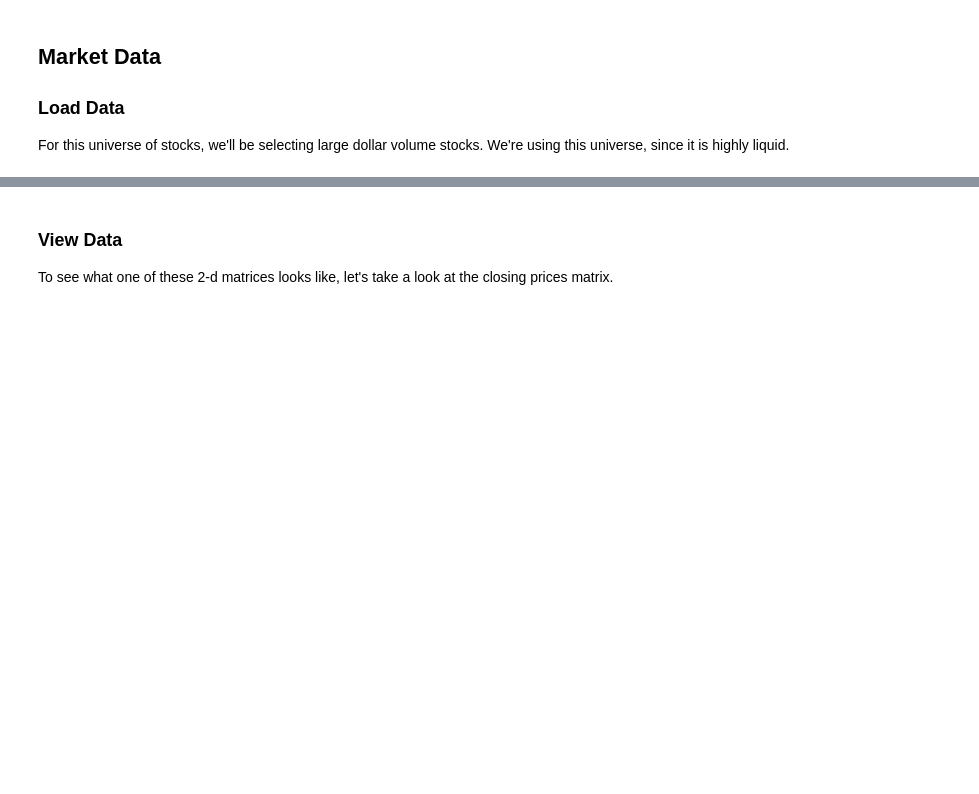
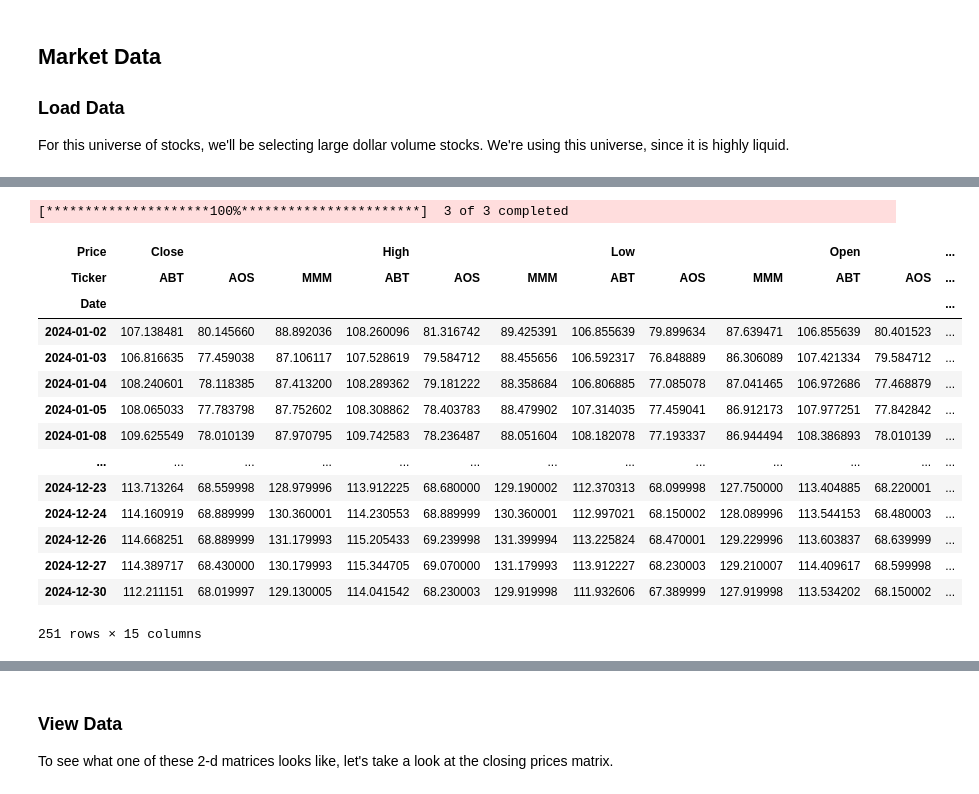
Before and after one commit to martinescobars/portfolio-optimization, a Jupyter notebook: portfolio-optimization.ipynb, the cells around one changed output, grey strips where cells are left out. Cells and saved outputs as stored; diff of their text form; code cells hidden in the pictures; blank space fills up the shorter version.

```diff
--- a/portfolio-optimization.ipynb
+++ b/portfolio-optimization.ipynb
@@ -164,0 +136,22 @@ data
+# %%
+
+#data = yf.download(tickers.Symbol.to_list(),start_date,end_date, auto_adjust=True)
+data = yf.download(["MMM", "AOS", "ABT"], start_date, end_date, auto_adjust = True)
+data
+# %% [output]
+[*********************100%***********************]  3 of 3 completed
+| Price | Close |  |  | High |  |  | Low |  |  | Open |  | ... |
+| Ticker | ABT | AOS | MMM | ABT | AOS | MMM | ABT | AOS | MMM | ABT | AOS | ... |
+| Date |  |  |  |  |  |  |  |  |  |  |  | ... |
+| 2024-01-02 | 107.138481 | 80.145660 | 88.892036 | 108.260096 | 81.316742 | 89.425391 | 106.855639 | 79.899634 | 87.639471 | 106.855639 | 80.401523 | ... |
+| 2024-01-03 | 106.816635 | 77.459038 | 87.106117 | 107.528619 | 79.584712 | 88.455656 | 106.592317 | 76.848889 | 86.306089 | 107.421334 | 79.584712 | ... |
+| 2024-01-04 | 108.240601 | 78.118385 | 87.413200 | 108.289362 | 79.181222 | 88.358684 | 106.806885 | 77.085078 | 87.041465 | 106.972686 | 77.468879 | ... |
+| 2024-01-05 | 108.065033 | 77.783798 | 87.752602 | 108.308862 | 78.403783 | 88.479902 | 107.314035 | 77.459041 | 86.912173 | 107.977251 | 77.842842 | ... |
+| 2024-01-08 | 109.625549 | 78.010139 | 87.970795 | 109.742583 | 78.236487 | 88.051604 | 108.182078 | 77.193337 | 86.944494 | 108.386893 | 78.010139 | ... |
+| ... | ... | ... | ... | ... | ... | ... | ... | ... | ... | ... | ... | ... |
+| 2024-12-23 | 113.713264 | 68.559998 | 128.979996 | 113.912225 | 68.680000 | 129.190002 | 112.370313 | 68.099998 | 127.750000 | 113.404885 | 68.220001 | ... |
+| 2024-12-24 | 114.160919 | 68.889999 | 130.360001 | 114.230553 | 68.889999 | 130.360001 | 112.997021 | 68.150002 | 128.089996 | 113.544153 | 68.480003 | ... |
+| 2024-12-26 | 114.668251 | 68.889999 | 131.179993 | 115.205433 | 69.239998 | 131.399994 | 113.225824 | 68.470001 | 129.229996 | 113.603837 | 68.639999 | ... |
+| 2024-12-27 | 114.389717 | 68.430000 | 130.179993 | 115.344705 | 69.070000 | 131.179993 | 113.912227 | 68.230003 | 129.210007 | 114.409617 | 68.599998 | ... |
+| 2024-12-30 | 112.211151 | 68.019997 | 129.130005 | 114.041542 | 68.230003 | 129.919998 | 111.932606 | 67.389999 | 127.919998 | 113.534202 | 68.150002 | ... |
+251 rows × 15 columns
```
Also changed, not shown: parts of 18 cells of this notebook.
